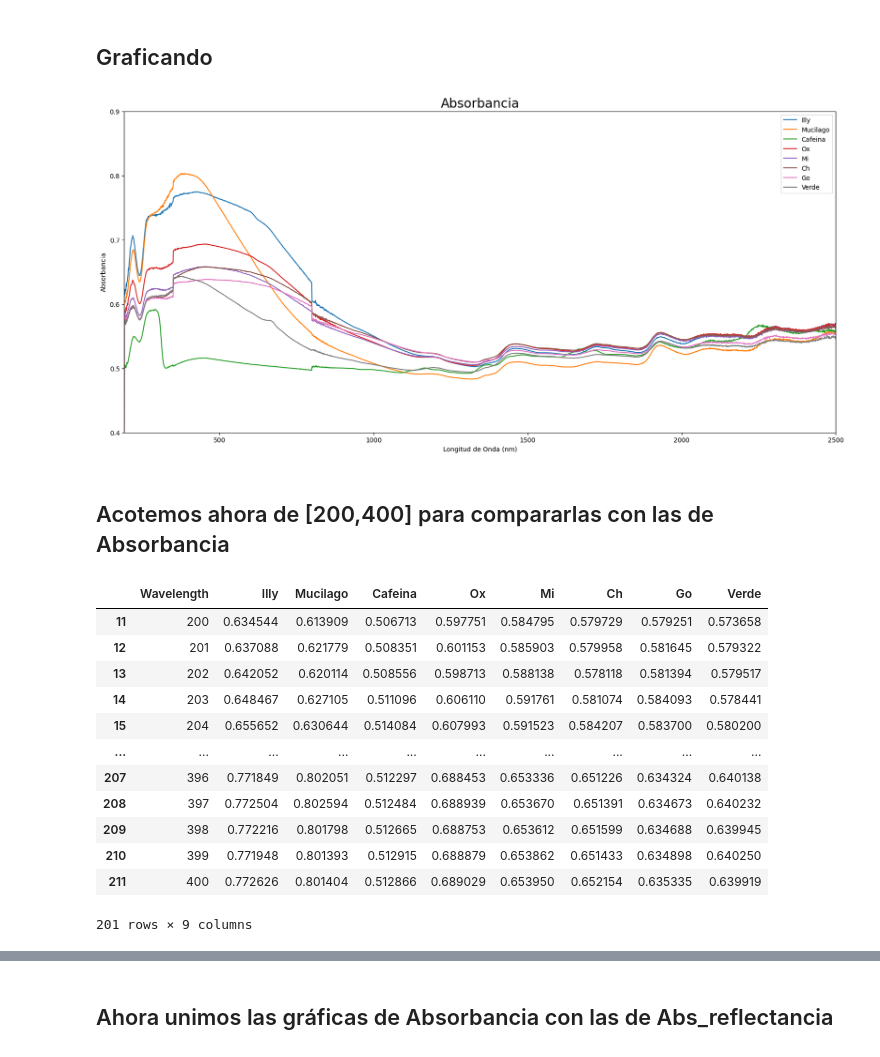
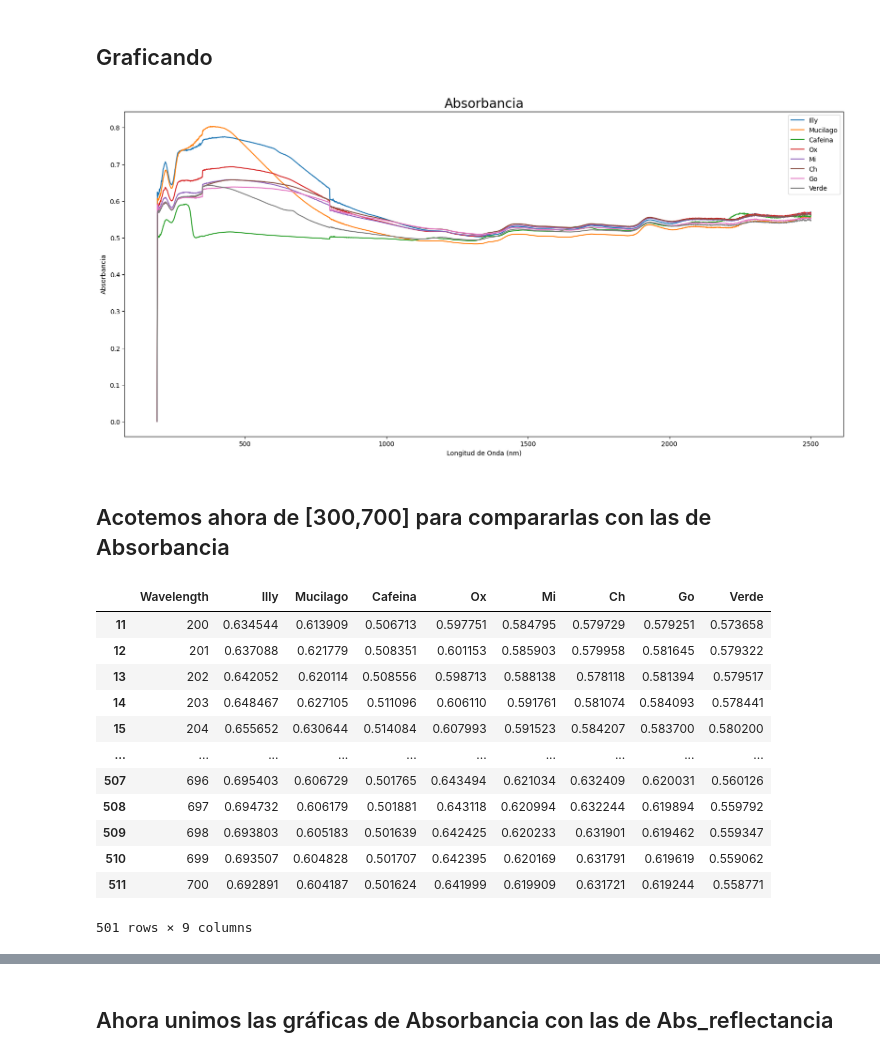
Before and after one commit to jazoro911/CafeLab, a Jupyter notebook: Liz/Proyects/Reflectancia-Absorbancia.ipynb, the cells around one changed output, grey strips where cells are left out. Cells and saved outputs as stored; diff of their text form; code cells hidden in the pictures.

```diff
--- a/Liz/Proyects/Reflectancia-Absorbancia.ipynb
+++ b/Liz/Proyects/Reflectancia-Absorbancia.ipynb
@@ -184,7 +184,9 @@ dtype: object
 #creando un df con los valores de Absorbancia (reflectancia transformada)
 #se usara la formula A = 1/log10(R)
 
-file_abs = 1 / np.log10(file2.iloc[:, :])
+file_abs = 1/ np.log10((file2.iloc[:, :]))
+
+
 file_abs.drop(columns=["Wavelength"],inplace=True)
 file_abs
 # %% [output]
@@ -220,3 +223,8 @@ file_abs
 | 2310 | 2499 | 0.563374 | 0.555065 | 0.557055 | 0.562841 | 0.562714 | 0.562203 | 0.552171 | 0.545741 |
 | 2311 | 2500 | 0.569929 | 0.554300 | 0.560474 | 0.567734 | 0.562935 | 0.563316 | 0.552884 | 0.547879 |
 2312 rows × 9 columns
+# %%
+file_abs = file_abs.apply(pd.to_numeric, errors='coerce')
+file_abs.replace([np.inf, -np.inf], np.nan, inplace=True)
+file_abs.fillna(0, inplace=True)
+file_abs
@@ -225,38 +247,38 @@ file_abs
 # %%
 fig = plt.figure(figsize=(20,20))
 ax1 = fig.add_subplot(2, 1, 1)
 
 file_abs['Wavelength'] = pd.to_numeric(file_abs['Wavelength'],errors = 'coerce')
 
 
 # Absorbancia
 for col in file_abs.columns[1:]:
     df = file_abs
     #print(df)
     #print(col)
     name = col
     ax1.plot(df['Wavelength'], df[name],  label=name)
 
 ax1.set_title("Absorbancia", fontsize=20)
 ax1.set_xlabel('Longitud de Onda (nm)')
 ax1.set_ylabel('Absorbancia')
 ax1.legend(loc='upper right')
 
-ax1.set_xlim(190,2500)
-ax1.set_xticks([500, 1000, 1500,2000, 2500])
+#ax1.set_xlim(190,2500)
+#ax1.set_xticks([500, 1000, 1500,2000, 2500])
 
-ax1.set_ylim(0.4,0.9)
+#ax1.set_ylim(-2.1,-1.2)
 
 #plt.tight_layout()
 plt.show()
 # %% [output]
-[figure, old version]
+[figure, new version]
 # %%
 file_abs.to_csv('Data/abs_convertida.csv', index=False)
 # %% [markdown]
-## Acotemos ahora de [200,400] para compararlas con las de Absorbancia
+## Acotemos ahora de [300,700] para compararlas con las de Absorbancia
 # %%
-file_abs_acota = file_abs[(file_abs["Wavelength"]>=200) & (file_abs["Wavelength"] <= 400)]
+file_abs_acota = file_abs[(file_abs["Wavelength"]>=200) & (file_abs["Wavelength"] <= 700)]
 file_abs_acota
 # %% [output]
 |  | Wavelength | Illy | Mucilago | Cafeina | Ox | Mi | Ch | Go | Verde |
@@ -266,12 +288,12 @@ file_abs_acota
 | 14 | 203 | 0.648467 | 0.627105 | 0.511096 | 0.606110 | 0.591761 | 0.581074 | 0.584093 | 0.578441 |
 | 15 | 204 | 0.655652 | 0.630644 | 0.514084 | 0.607993 | 0.591523 | 0.584207 | 0.583700 | 0.580200 |
 | ... | ... | ... | ... | ... | ... | ... | ... | ... | ... |
-| 207 | 396 | 0.771849 | 0.802051 | 0.512297 | 0.688453 | 0.653336 | 0.651226 | 0.634324 | 0.640138 |
-| 208 | 397 | 0.772504 | 0.802594 | 0.512484 | 0.688939 | 0.653670 | 0.651391 | 0.634673 | 0.640232 |
-| 209 | 398 | 0.772216 | 0.801798 | 0.512665 | 0.688753 | 0.653612 | 0.651599 | 0.634688 | 0.639945 |
-| 210 | 399 | 0.771948 | 0.801393 | 0.512915 | 0.688879 | 0.653862 | 0.651433 | 0.634898 | 0.640250 |
-| 211 | 400 | 0.772626 | 0.801404 | 0.512866 | 0.689029 | 0.653950 | 0.652154 | 0.635335 | 0.639919 |
+| 507 | 696 | 0.695403 | 0.606729 | 0.501765 | 0.643494 | 0.621034 | 0.632409 | 0.620031 | 0.560126 |
+| 508 | 697 | 0.694732 | 0.606179 | 0.501881 | 0.643118 | 0.620994 | 0.632244 | 0.619894 | 0.559792 |
+| 509 | 698 | 0.693803 | 0.605183 | 0.501639 | 0.642425 | 0.620233 | 0.631901 | 0.619462 | 0.559347 |
+| 510 | 699 | 0.693507 | 0.604828 | 0.501707 | 0.642395 | 0.620169 | 0.631791 | 0.619619 | 0.559062 |
+| 511 | 700 | 0.692891 | 0.604187 | 0.501624 | 0.641999 | 0.619909 | 0.631721 | 0.619244 | 0.558771 |
-201 rows × 9 columns
+501 rows × 9 columns
 # %%
 # generando un csv con los nuevos datos de absorbancia
 file_abs_acota.to_csv('Data/abs_convertida_acotada.csv',index=False)
```
Also changed, not shown: parts of 4 cells of this notebook, 7 other files.
